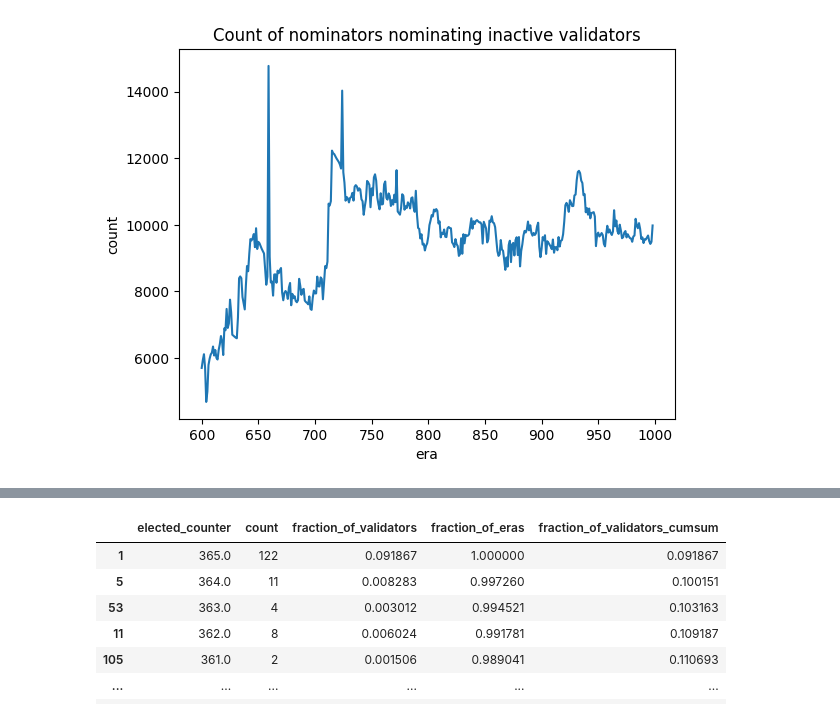
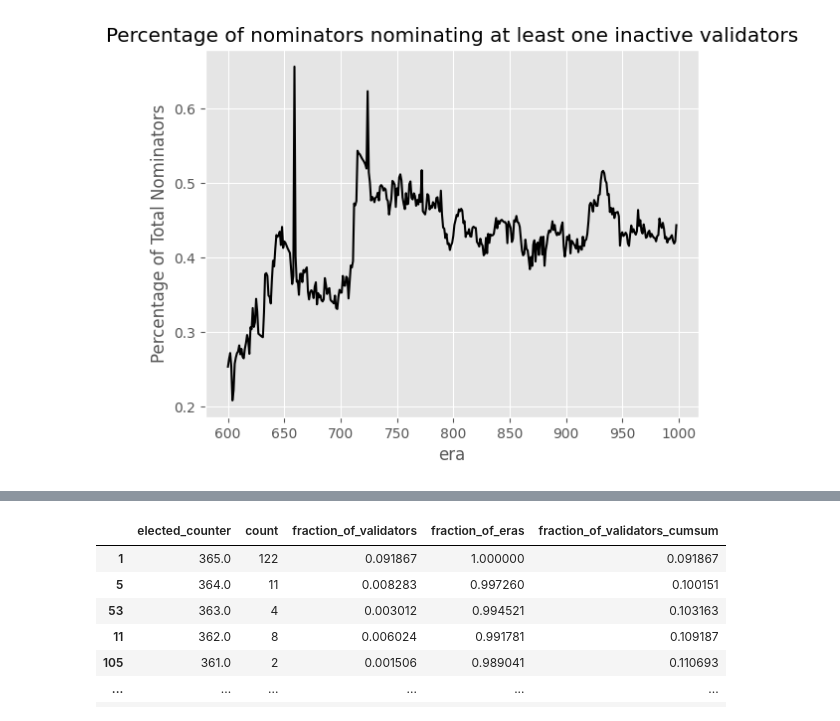
Before and after one commit to moerfii/polkadot_validator_selection, a Jupyter notebook: notebooks/model_1.ipynb, the cells around one changed output, grey strips where cells are left out. Cells and saved outputs as stored; diff of their text form; code cells hidden in the pictures.

```diff
--- a/notebooks/model_1.ipynb
+++ b/notebooks/model_1.ipynb
@@ -5,4 +5,20 @@ import matplotlib.pyplot as plt
 import seaborn as sns
 import matplotlib
 import json
+from typing import Tuple
+import os
+
 matplotlib.rcParams.update(matplotlib.rcParamsDefault)
+
+plt.style.use("ggplot")
+matplotlib.rcParams['pdf.fonttype'] = 42
+matplotlib.rcParams['ps.fonttype'] = 42
+FIG_SIZE = (6.4, 4)
+SAVE_FIG = True
+FIG_FMT = 'pdf'
+TRANSPARENT_PNG=True
+# %%
+with open('../data_collection/data/snapshot_data/994_snapshot.json') as f:
+    data = json.load(f)
+voters = pd.DataFrame(data['voters'])
+print(voters.head().to_latex())
@@ -9,7 +37,10 @@ matplotlib.rcParams.update(matplotlib.rcParamsDefault)
 # %%
 ## find how many validators have been elected who are not in the eligible targets
 lazy_nominators_sets = {}
+lazy_nominators_sets_length = {}
 non_active_validators_sets = {}
+active_validator_set_length = {}
+average_bad_inclusion = {}
 for era in range(600,999):
 
     with open(f'../data_collection/data/snapshot_data/{era}_snapshot.json') as f:
@@ -18,21 +49,33 @@ for era in range(600,999):
     targets = data['targets']
     lazy_nominators = set()
     non_active_validators = set()
+    avg_bad_inclusion = 0
     for row in voters:
+        bad_validators = 0
         for validator in row[2]:
             if validator not in targets:
+                bad_validators += 1
                 lazy_nominators.add(row[0])
                 non_active_validators.add(validator)
+        avg_bad_inclusion += bad_validators/len(row[2])
     lazy_nominators_sets[era] = lazy_nominators
+    lazy_nominators_sets_length[era] = len(data['voters'])
+    active_validator_set_length[era] = len(data['targets'])
+    average_bad_inclusion[era] = avg_bad_inclusion/len(data['voters'])
     non_active_validators_sets[era] = non_active_validators
 # %%
 lazy_nominators_df = pd.DataFrame.from_dict(lazy_nominators_sets, orient='index')
+lazy_nominators_sets_length_df = pd.DataFrame.from_dict(lazy_nominators_sets_length, orient='index')
 non_active_validators_df = pd.DataFrame.from_dict(non_active_validators_sets, orient='index')
+active_validator_set_length_df = pd.DataFrame.from_dict(active_validator_set_length, orient='index')
+lazy_nominators_sets_length_df.columns = ['count']
+active_validator_set_length_df.columns = ['count']
 # %%
-plt.plot(lazy_nominators_df.index, lazy_nominators_df.count(axis=1))
+fig = plt.plot(lazy_nominators_df.index, lazy_nominators_df.count(axis=1)/lazy_nominators_sets_length_df['count'], color='black')
 plt.xlabel('era')
-plt.ylabel('count')
-plt.title('Count of nominators nominating inactive validators')
+plt.ylabel('Percentage of Total Nominators')
+plt.title('Percentage of nominators nominating at least one inactive validators')
+plt.savefig("./images/percentage_of_nominators_nominating_inactive_validators.png", bbox_inches='tight', dpi=300)
 plt.show()
 # %% [output]
-[figure, old version]
+[figure, new version]
```
Also changed, not shown: parts of 33 cells of this notebook, 15 other files.
